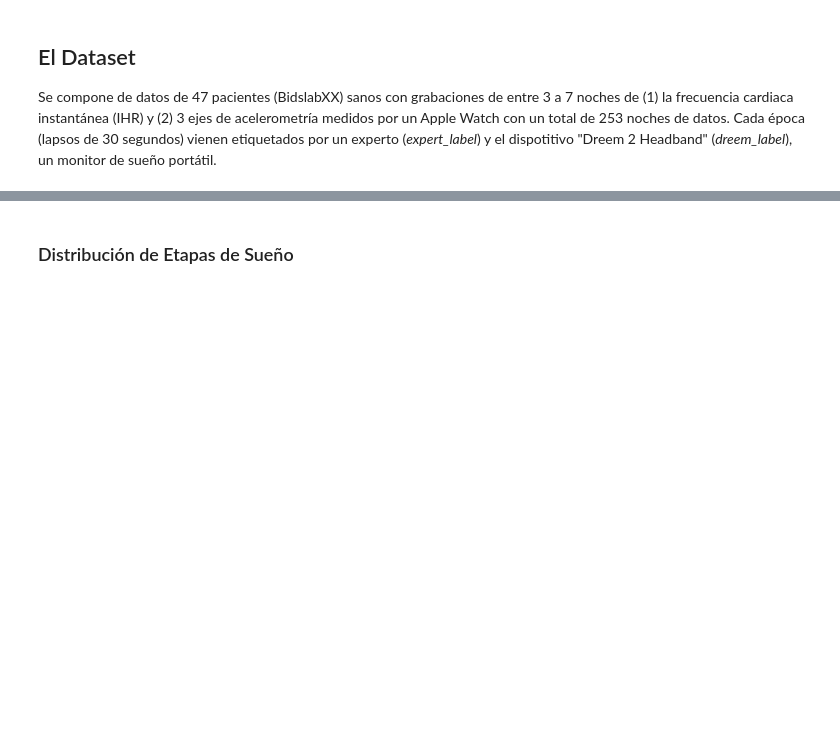
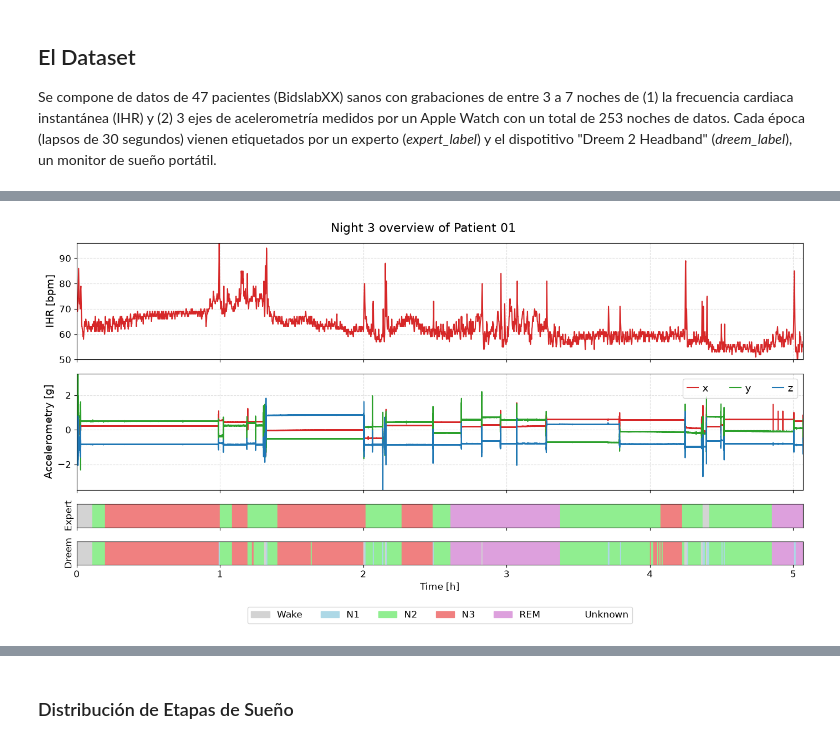
Before and after one commit to agus-pereyra/proyecto-final-ml, a Jupyter notebook: main.ipynb, the cells around one changed output, grey strips where cells are left out. Cells and saved outputs as stored; diff of their text form; code cells hidden in the pictures; blank space fills up the shorter version.

```diff
--- a/main.ipynb
+++ b/main.ipynb
@@ -27,0 +38,6 @@ plots.night_overview(night_data, patient, night)
+# %%
+patient, night = 1, 3
+night_data = EDA.load_night(patient, night)
+plots.night_overview(night_data, patient, night)
+# %% [output]
+[figure, added]
```
Also changed, not shown: parts of 8 cells of this notebook, 11 other files.
